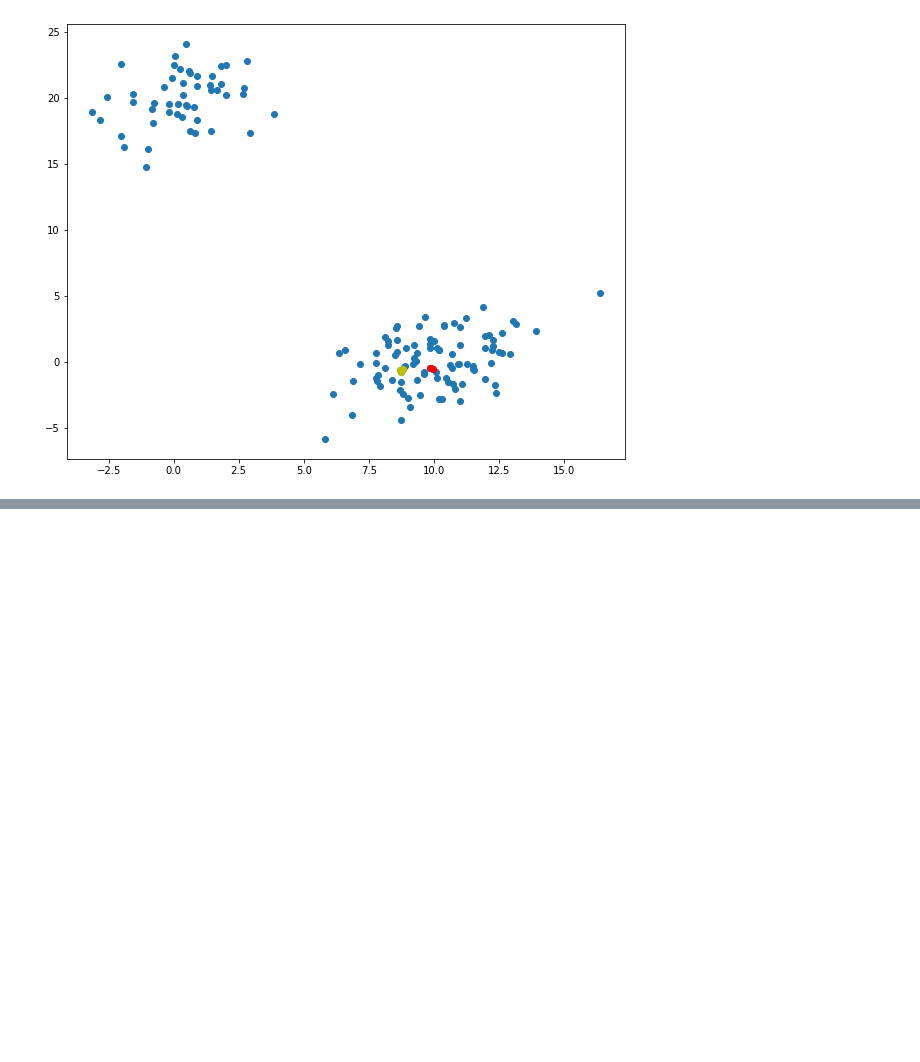
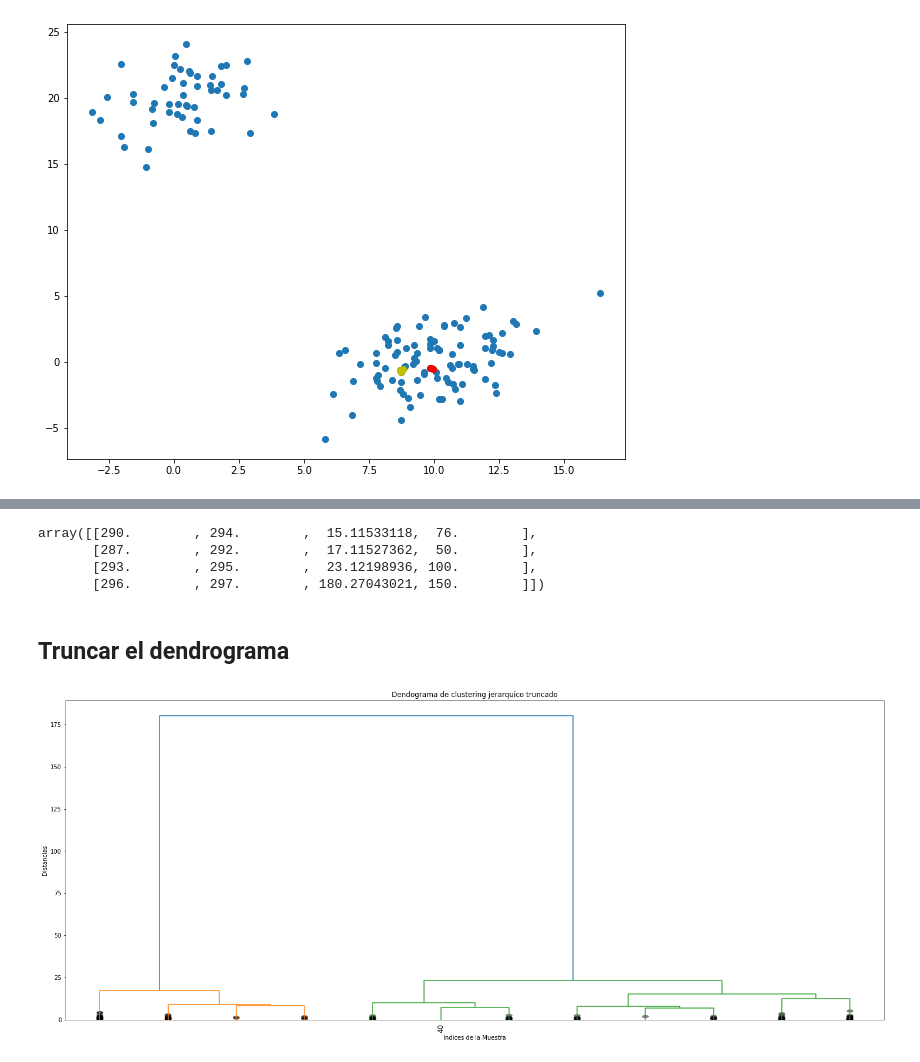
Before and after one commit to diego19508/python-ml-course, a Jupyter notebook: Course/T6 - 2 - Clustering Jerárquico .ipynb, the cells around one changed output, grey strips where cells are left out. Drawn from its saved outputs; the diff is of its cells as text; code cells hidden in the pictures; blank space fills up the shorter version.

```diff
--- a/Course/T6 - 2 - Clustering Jerárquico .ipynb
+++ b/Course/T6 - 2 - Clustering Jerárquico .ipynb
@@ -89,0 +101,18 @@ plt.show()
+# %%
+z[-4:,]
+# %% [output]
+array([[290.        , 294.        ,  15.11533118,  76.        ],
+       [287.        , 292.        ,  17.11527362,  50.        ],
+       [293.        , 295.        ,  23.12198936, 100.        ],
+       [296.        , 297.        , 180.27043021, 150.        ]])
+# %% [markdown]
+## Truncar el dendrograma
+# %%
+plt.figure(figsize=(25,10))
+plt.title("Dendograma de clustering jerarquico truncado")
+plt.xlabel("Indices de la Muestra")
+plt.ylabel("Distancias")
+dendrogram(z, leaf_rotation=90., leaf_font_size=12.0, truncate_mode="lastp", p=12, show_leaf_counts=False, show_contracted=True)
+plt.show()
+# %% [output]
+[figure, added]
```
Also changed, not shown: parts of 5 cells of this notebook.
